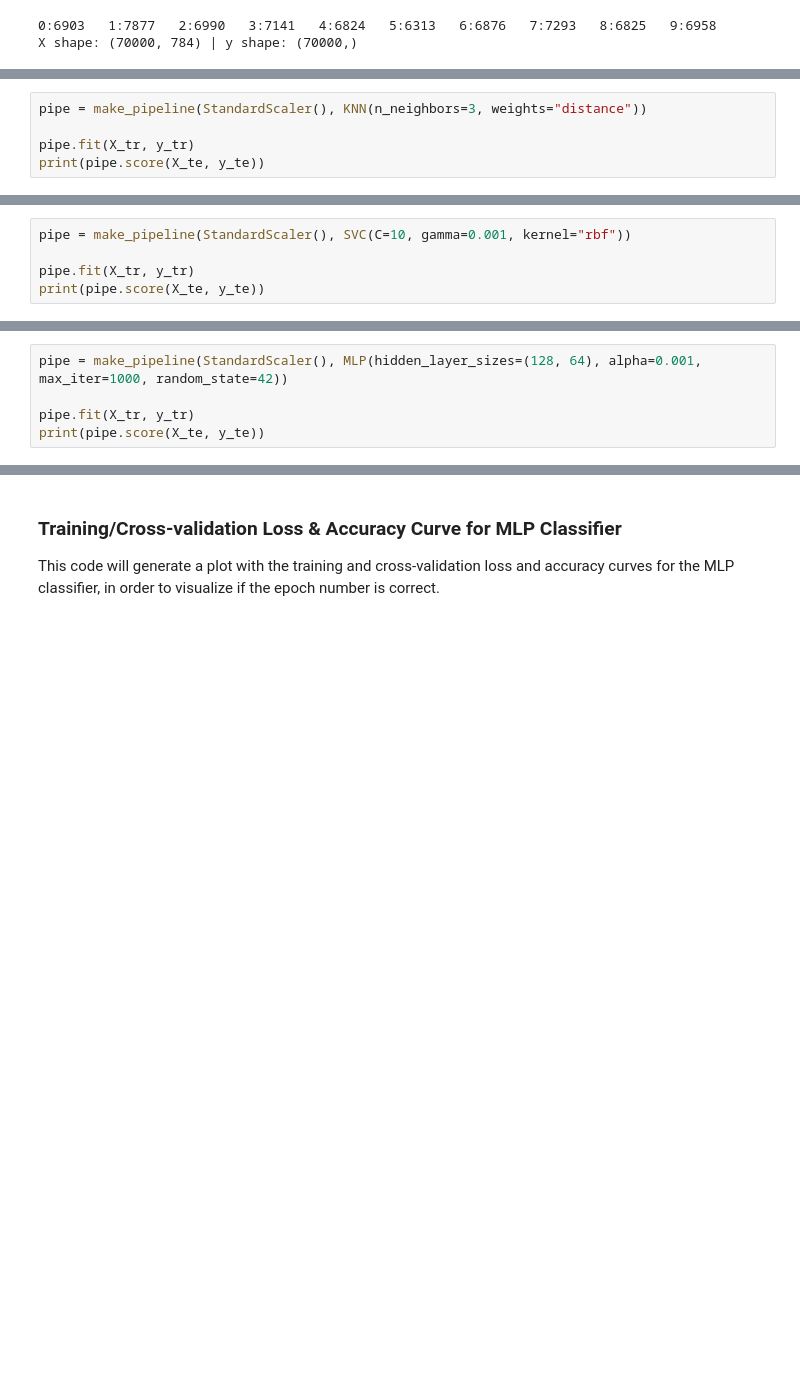
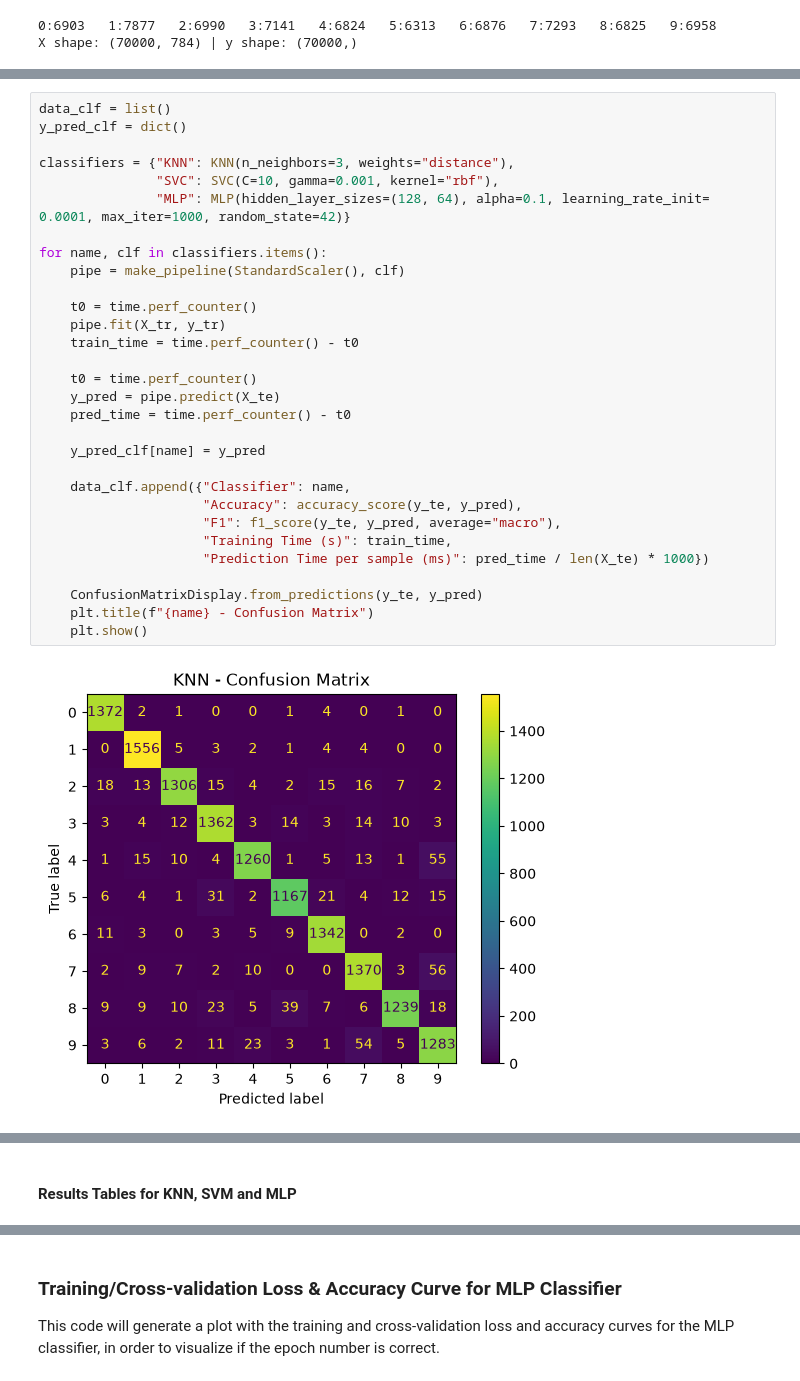
Before and after one commit to migasantunes/Classifiers_KNN_SVM_MLP, a Jupyter notebook: project2_extra.ipynb, the cells around one changed output, grey strips where cells are left out. Drawn from its saved outputs; the diff is of its cells as text; blank space fills up the shorter version.

```diff
--- a/project2_extra.ipynb
+++ b/project2_extra.ipynb
@@ -49,5 +47,0 @@ The next code cells will be used to train and test the KNN, SVM and MLP classifi
-# %%
-pipe = make_pipeline(StandardScaler(), KNN(n_neighbors=3, weights="distance"))
-
-pipe.fit(X_tr, y_tr)
-print(pipe.score(X_te, y_te))
@@ -56,5 +47,0 @@ print(pipe.score(X_te, y_te))
-# %%
-pipe = make_pipeline(StandardScaler(), SVC(C=10, gamma=0.001, kernel="rbf"))
-
-pipe.fit(X_tr, y_tr)
-print(pipe.score(X_te, y_te))
@@ -63,5 +47,0 @@ print(pipe.score(X_te, y_te))
-# %%
-pipe = make_pipeline(StandardScaler(), MLP(hidden_layer_sizes=(128, 64), alpha=0.001, max_iter=1000, random_state=42))
-
-pipe.fit(X_tr, y_tr)
-print(pipe.score(X_te, y_te))
@@ -116,0 +48,32 @@ for name, (clf, params) in classifiers.items():
+# %%
+data_clf = list()
+y_pred_clf = dict()
+
+classifiers = {"KNN": KNN(n_neighbors=3, weights="distance"),
+               "SVC": SVC(C=10, gamma=0.001, kernel="rbf"),
+               "MLP": MLP(hidden_layer_sizes=(128, 64), alpha=0.1, learning_rate_init= 0.0001, max_iter=1000, random_state=42)}
+
+for name, clf in classifiers.items():
+    pipe = make_pipeline(StandardScaler(), clf)
+
+    t0 = time.perf_counter()
+    pipe.fit(X_tr, y_tr)
+    train_time = time.perf_counter() - t0
+
+    t0 = time.perf_counter()
+    y_pred = pipe.predict(X_te)
+    pred_time = time.perf_counter() - t0
+
+    y_pred_clf[name] = y_pred
+
+    data_clf.append({"Classifier": name,
+                     "Accuracy": accuracy_score(y_te, y_pred),
+                     "F1": f1_score(y_te, y_pred, average="macro"),
+                     "Training Time (s)": train_time,
+                     "Prediction Time per sample (ms)": pred_time / len(X_te) * 1000})
+
+    ConfusionMatrixDisplay.from_predictions(y_te, y_pred)
+    plt.title(f"{name} - Confusion Matrix")
+    plt.show()
+# %% [output]
+[figure, added]
@@ -116,0 +82,2 @@ for name, (clf, params) in classifiers.items():
+# %% [markdown]
+#### Results Tables for KNN, SVM and MLP
```
Also changed, not shown: parts of 36 cells of this notebook.
